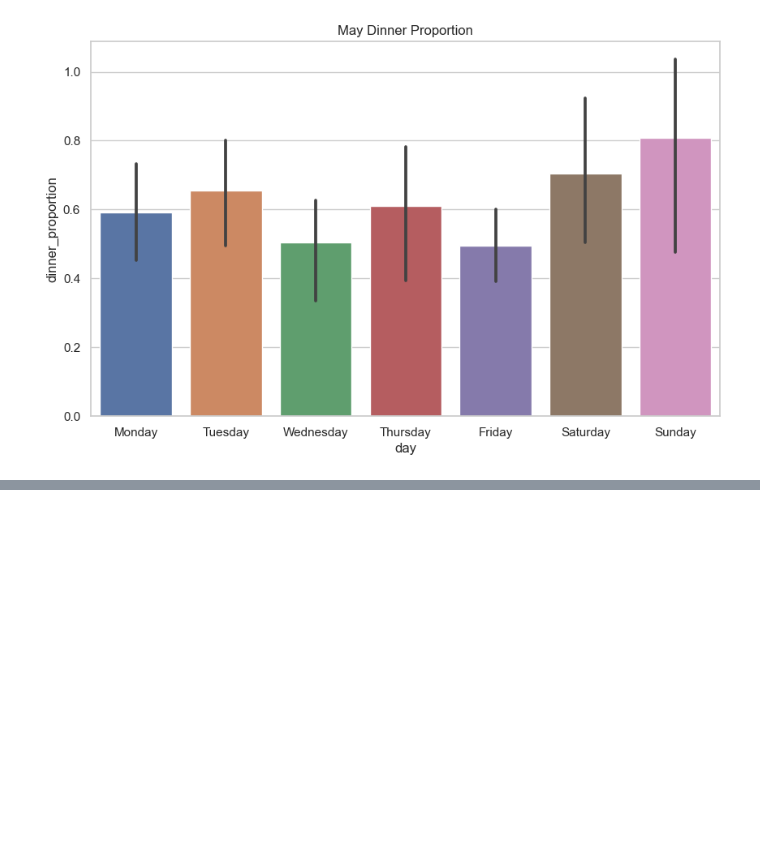
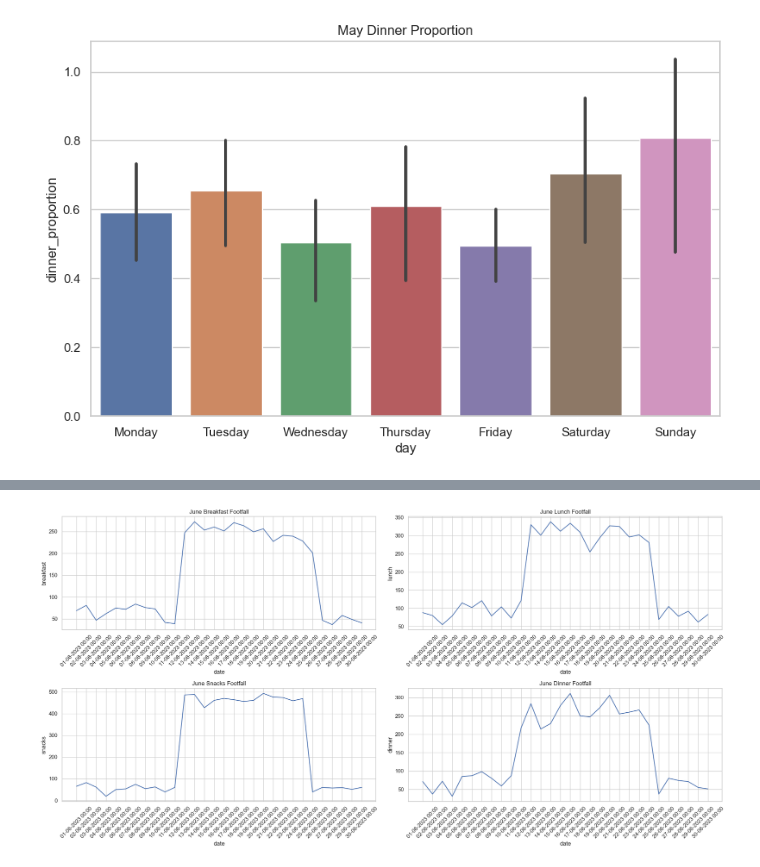
Before and after one commit to tenseisoham/MLPR, a Jupyter notebook: eda/eda.ipynb, the cells around one changed output, grey strips where cells are left out. Cells and saved outputs as stored; diff of their text form; code cells hidden in the pictures; blank space fills up the shorter version.

Commit message:
june plot

```diff
--- a/eda/eda.ipynb
+++ b/eda/eda.ipynb
@@ -428,0 +433,3 @@ def update_month(month, breakfast_max, lunch_max, snacks_max, dinner_max, featur
+# %%
+june = update_month(june, 220, 330, 220, 220, features)
+june.head(7)
@@ -428,0 +446,32 @@ def update_month(month, breakfast_max, lunch_max, snacks_max, dinner_max, featur
+# %%
+# creating a 2 x 2 grid of plots
+fig, axes = plt.subplots(2, 2, figsize=(20, 10))
+
+# plotting the foot fall for breakfast against the date
+sns.lineplot(ax=axes[0, 0], x="date", y="breakfast", data=june)
+axes[0, 0].set_title('June Breakfast Footfall')
+# rotating the x-axis labels
+axes[0, 0].set_xticklabels(axes[0, 0].get_xticklabels(), rotation=45)
+
+# plotting the foot fall for lunch against the date
+sns.lineplot(ax=axes[0, 1], x="date", y="lunch", data=june)
+axes[0, 1].set_title('June Lunch Footfall')
+# rotating the x-axis labels
+axes[0, 1].set_xticklabels(axes[0, 1].get_xticklabels(), rotation=45)
+
+# plotting the foot fall for snacks against the date
+sns.lineplot(ax=axes[1, 0], x="date", y="snacks", data=june)
+axes[1, 0].set_title('June Snacks Footfall')
+# rotating the x-axis labels
+axes[1, 0].set_xticklabels(axes[1, 0].get_xticklabels(), rotation=45)
+
+# plotting the foot fall for dinner against the date
+sns.lineplot(ax=axes[1, 1], x="date", y="dinner", data=june)
+axes[1, 1].set_title('June Dinner Footfall')
+# rotating the x-axis labels
+axes[1, 1].set_xticklabels(axes[1, 1].get_xticklabels(), rotation=45)
+
+plt.tight_layout()
+plt.show()
+# %% [output]
+[figure, added]
```
Also changed, not shown: parts of 2 cells of this notebook.
